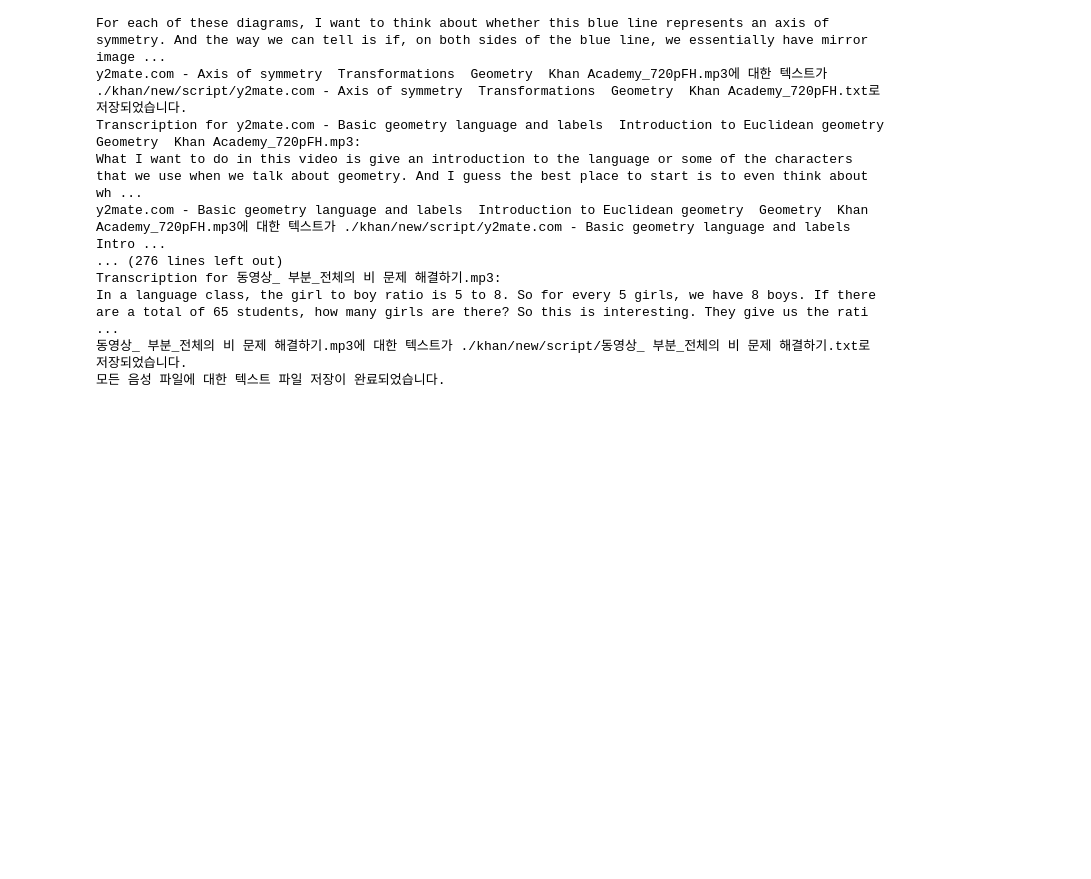
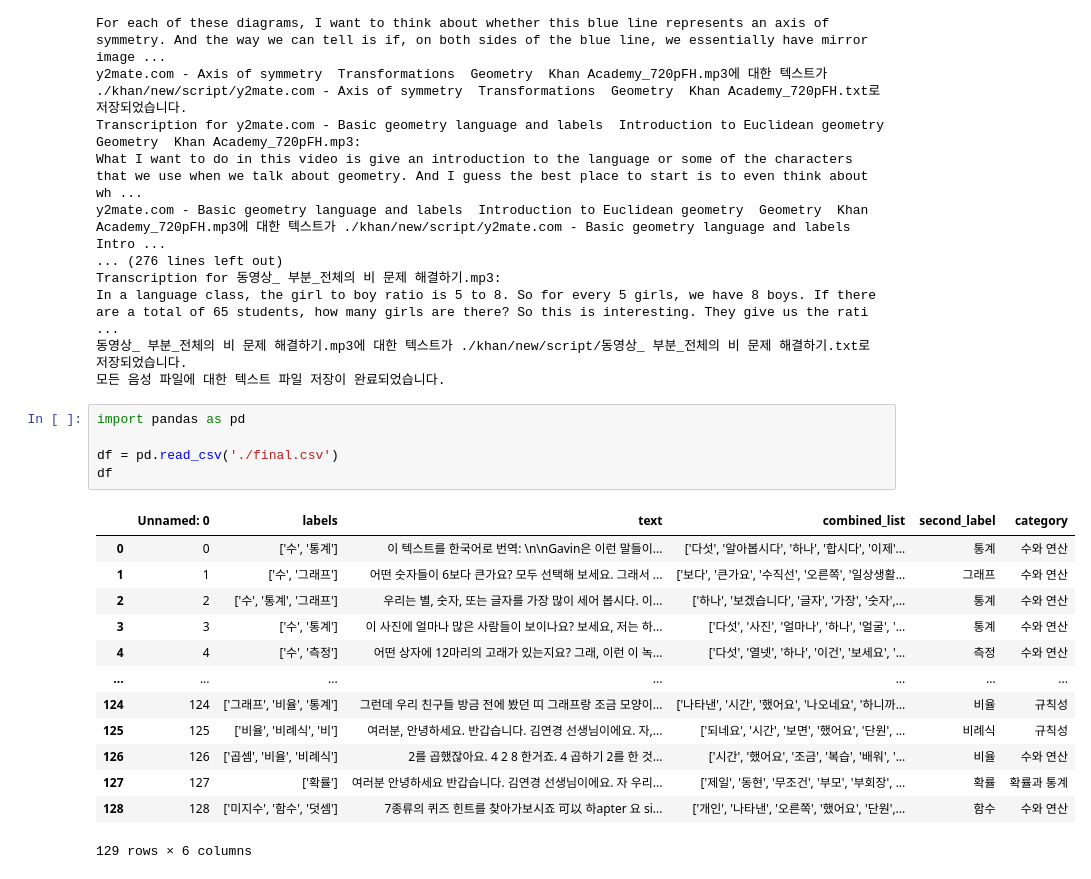
Before and after one commit to oxorudo/Chunjae_Bigdata_9th, a Jupyter notebook: 9.4~9.23/STT_summary_project/..ipynb, the cells around one changed output. Saved outputs shown, nothing was run; the diff lists cells and outputs as text; blank space fills up the shorter version.

```diff
--- a/9.4~9.23/STT_summary_project/..ipynb
+++ b/9.4~9.23/STT_summary_project/..ipynb
@@ -53,3 +53,22 @@ Transcription for 동영상_ 부분_전체의 비 문제 해결하기.mp3:
 In a language class, the girl to boy ratio is 5 to 8. So for every 5 girls, we have 8 boys. If there are a total of 65 students, how many girls are there? So this is interesting. They give us the rati ...
 동영상_ 부분_전체의 비 문제 해결하기.mp3에 대한 텍스트가 ./khan/new/script/동영상_ 부분_전체의 비 문제 해결하기.txt로 저장되었습니다.
 모든 음성 파일에 대한 텍스트 파일 저장이 완료되었습니다.
+# %%
+import pandas as pd
+
+df = pd.read_csv('./final.csv')
+df
+# %% [output]
+|  | Unnamed: 0 | labels | text | combined_list | second_label | category |
+| 0 | 0 | ['수', '통계'] | 이 텍스트를 한국어로 번역: \n\nGavin은 이런 말들이... | ['다섯', '알아봅시다', '하나', '합시다', '이제'... | 통계 | 수와 연산 |
+| 1 | 1 | ['수', '그래프'] | 어떤 숫자들이 6보다 큰가요? 모두 선택해 보세요. 그래서 ... | ['보다', '큰가요', '수직선', '오른쪽', '일상생활... | 그래프 | 수와 연산 |
+| 2 | 2 | ['수', '통계', '그래프'] | 우리는 별, 숫자, 또는 글자를 가장 많이 세어 봅시다. 이... | ['하나', '보겠습니다', '글자', '가장', '숫자',... | 통계 | 수와 연산 |
+| 3 | 3 | ['수', '통계'] | 이 사진에 얼마나 많은 사람들이 보이나요? 보세요, 저는 하... | ['다섯', '사진', '얼마나', '하나', '얼굴', '... | 통계 | 수와 연산 |
+| 4 | 4 | ['수', '측정'] | 어떤 상자에 12마리의 고래가 있는지요? 그래, 이런 이 녹... | ['다섯', '열넷', '하나', '이건', '보세요', '... | 측정 | 수와 연산 |
+| ... | ... | ... | ... | ... | ... | ... |
+| 124 | 124 | ['그래프', '비율', '통계'] | 그런데 우리 친구들 방금 전에 봤던 띠 그래프랑 조금 모양이... | ['나타낸', '시간', '했어요', '나오네요', '하니까... | 비율 | 규칙성 |
+| 125 | 125 | ['비율', '비례식', '비'] | 여러분, 안녕하세요. 반갑습니다. 김연경 선생님이에요. 자,... | ['되네요', '시간', '보면', '했어요', '단원', ... | 비례식 | 규칙성 |
+| 126 | 126 | ['곱셈', '비율', '비례식'] | 2를 곱했잖아요. 4 2 8 한거죠. 4 곱하기 2를 한 것... | ['시간', '했어요', '조금', '복습', '배워', '... | 비율 | 수와 연산 |
+| 127 | 127 | ['확률'] | 여러분 안녕하세요 반갑습니다. 김연경 선생님이에요. 자 우리... | ['제일', '동현', '무조건', '부모', '부회장', ... | 확률 | 확률과 통계 |
+| 128 | 128 | ['미지수', '함수', '덧셈'] | 7종류의 퀴즈 힌트를 찾아가보시죠 可以 하apter 요 si... | ['개인', '나타낸', '오른쪽', '했어요', '단원',... | 함수 | 수와 연산 |
+129 rows × 6 columns
```
Also changed, not shown: parts of 9 cells of this notebook, 9 other files.
